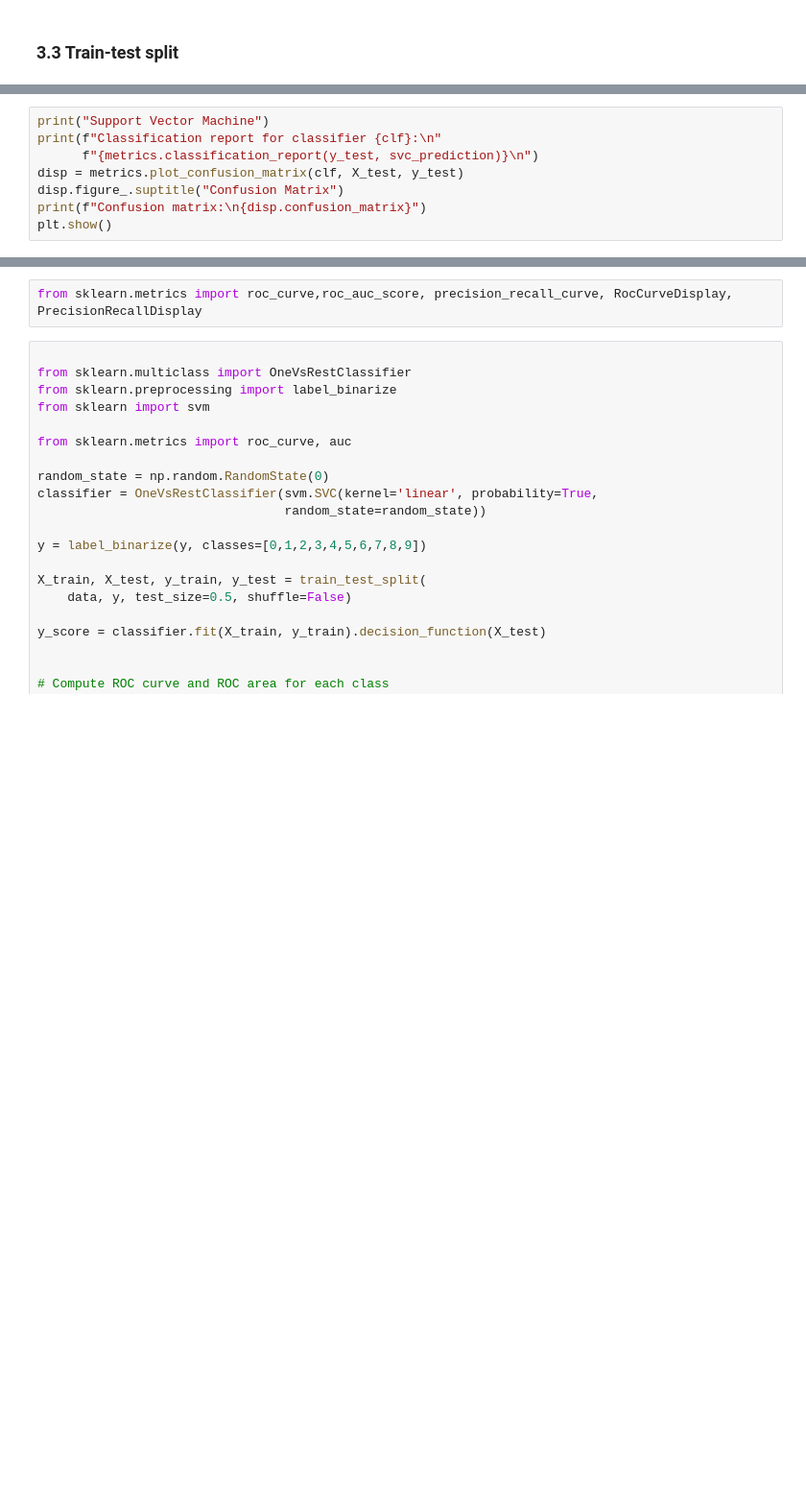
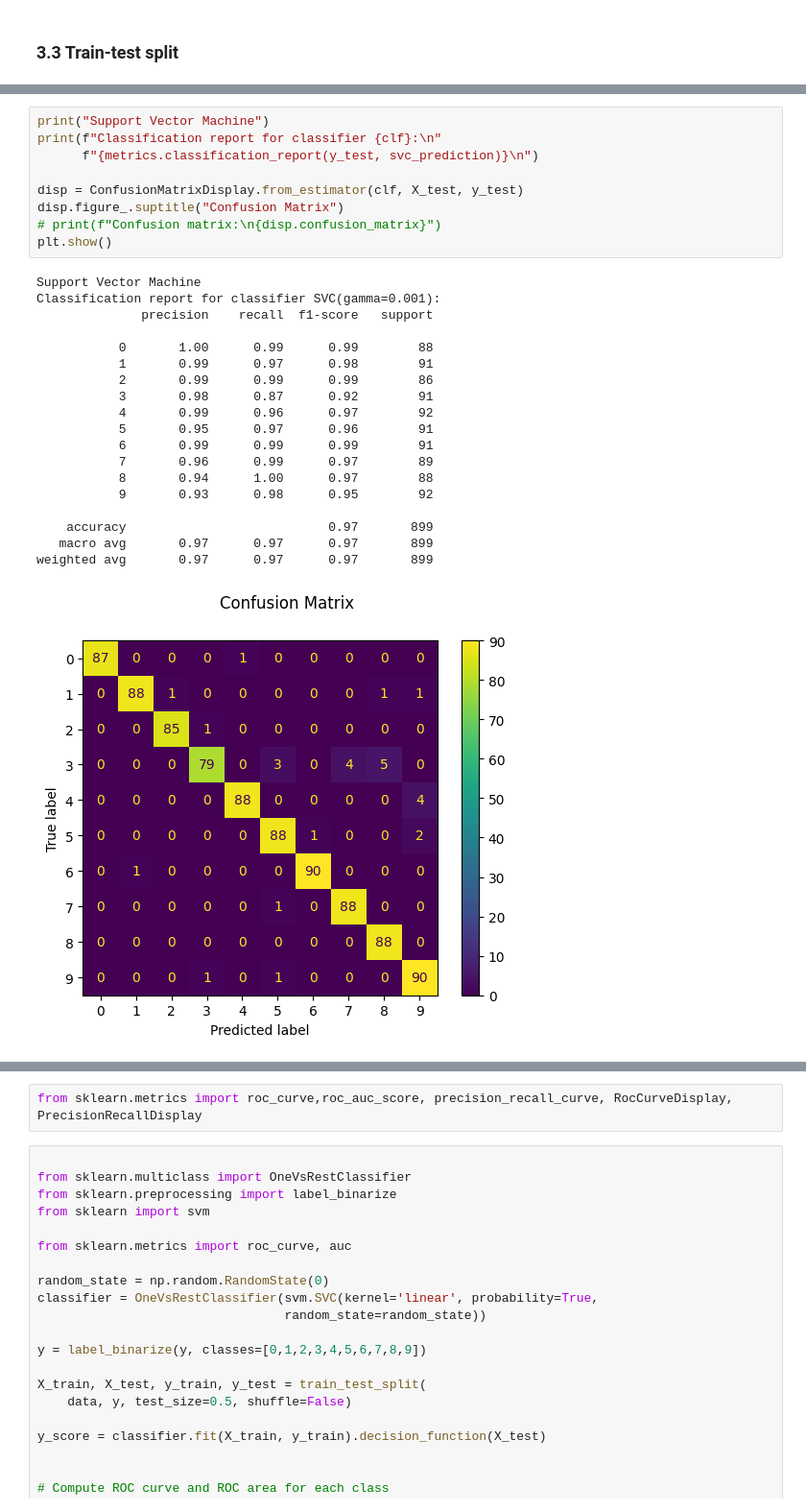
Before and after one commit to geo-smart/mlgeo, a Jupyter notebook: book/Chapter3-MachineLearning/3.4_multiclass_classification.ipynb, the cells around one changed output, grey strips where cells are left out. Shown at 96% size. Cells and saved outputs as stored; diff of their text form; blank space fills up the shorter version.

```diff
--- a/book/Chapter3-MachineLearning/3.4_multiclass_classification.ipynb
+++ b/book/Chapter3-MachineLearning/3.4_multiclass_classification.ipynb
@@ -93,11 +123,32 @@ for ax, image, prediction in zip(axes, X_test, rf_prediction):
 # %%
 print("Support Vector Machine")
 print(f"Classification report for classifier {clf}:\n"
       f"{metrics.classification_report(y_test, svc_prediction)}\n")
-disp = metrics.plot_confusion_matrix(clf, X_test, y_test)
+
+disp = ConfusionMatrixDisplay.from_estimator(clf, X_test, y_test)
 disp.figure_.suptitle("Confusion Matrix")
-print(f"Confusion matrix:\n{disp.confusion_matrix}")
+# print(f"Confusion matrix:\n{disp.confusion_matrix}")
 plt.show()
+# %% [output]
+Support Vector Machine
+Classification report for classifier SVC(gamma=0.001):
+              precision    recall  f1-score   support
+
+           0       1.00      0.99      0.99        88
+           1       0.99      0.97      0.98        91
+           2       0.99      0.99      0.99        86
+           3       0.98      0.87      0.92        91
+           4       0.99      0.96      0.97        92
+           5       0.95      0.97      0.96        91
+           6       0.99      0.99      0.99        91
+           7       0.96      0.99      0.97        89
+           8       0.94      1.00      0.97        88
+           9       0.93      0.98      0.95        92
+
+    accuracy                           0.97       899
+   macro avg       0.97      0.97      0.97       899
+weighted avg       0.97      0.97      0.97       899
+[figure, added]
 # %%
 print("K-nearest neighbors")
 print(f"Classification report for classifier {knn_clf}:\n"
```
Also changed, not shown: parts of 12 cells of this notebook, 4 other files.
